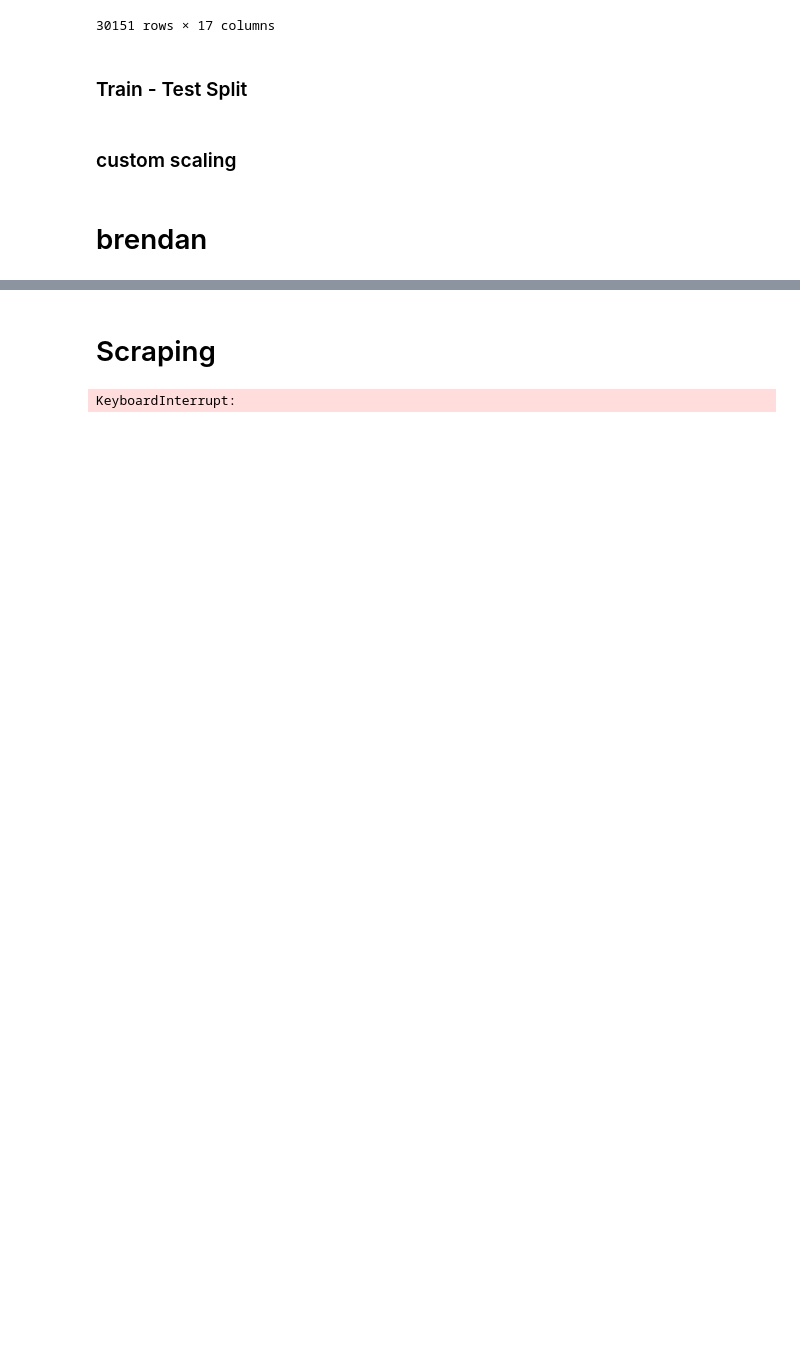
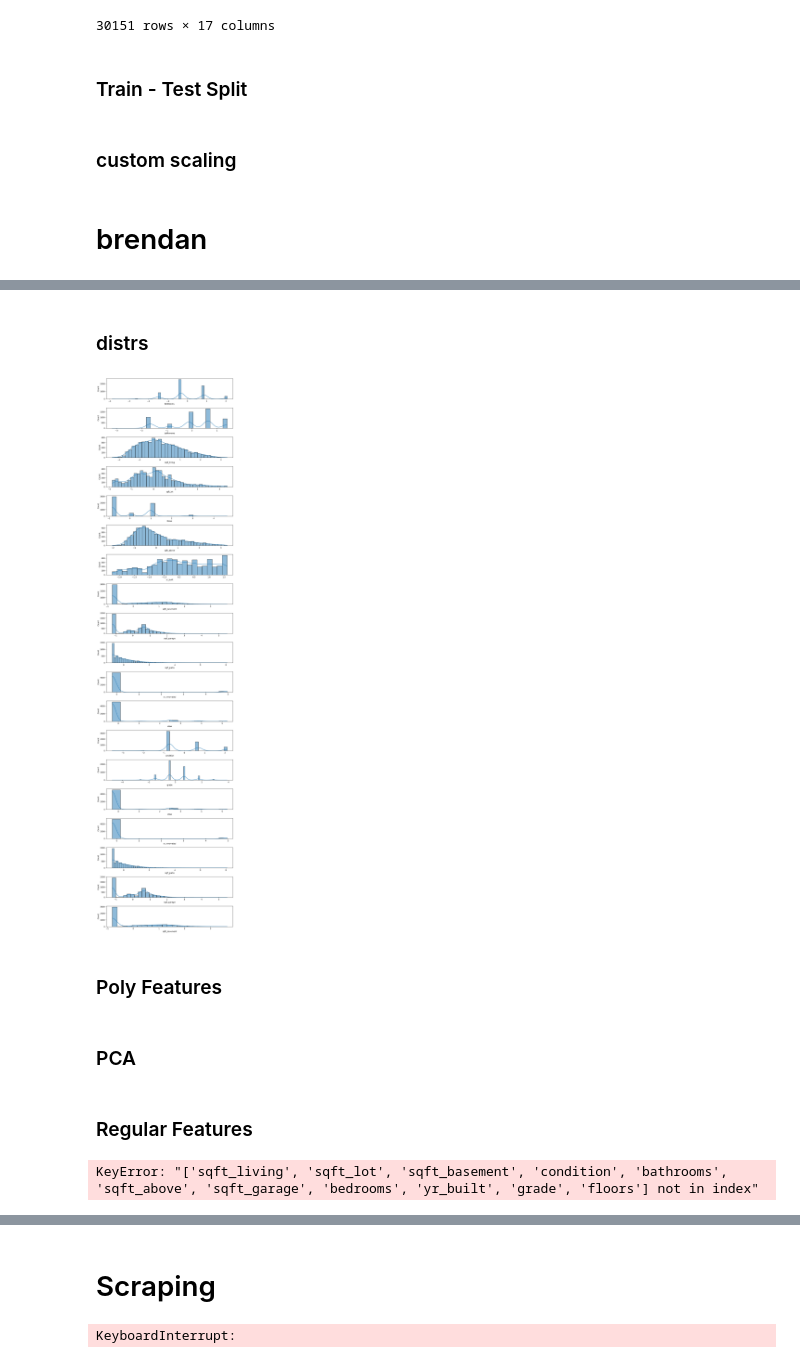
Before and after one commit to alexanderdaffara/HousingSalesRegression, a Jupyter notebook: Alex_Notebook.ipynb, the cells around one changed output, grey strips where cells are left out. Cells and saved outputs as stored; diff of their text form; code cells hidden in the pictures; blank space fills up the shorter version.

```diff
--- a/Alex_Notebook.ipynb
+++ b/Alex_Notebook.ipynb
@@ -1266,4 +1320,5 @@ test_ohe_df = pd.DataFrame(test_ohe_df, columns = ohe.get_feature_names(), index
 # %%
+# Regular Scaling
 numeric_cols = ['bedrooms',
                 'bathrooms',
                 'sqft_living',
@@ -1274,7 +1329,7 @@ numeric_cols = ['bedrooms',
                 'sqft_basement',
                 'sqft_garage',
                 'sqft_patio',
-                'yr_renovated']
+                'yr_renovated'] + oe_cols
 
 scaler = StandardScaler()
 X_train[numeric_cols] = scaler.fit_transform(X_train[numeric_cols])
@@ -1281,0 +1404,37 @@ X_test[numeric_cols] = scaler.transform(X_test[numeric_cols])
+# %%
+# custom scaling
+good_cols = ['bedrooms',
+                'bathrooms',
+                'sqft_living',
+                'sqft_lot',
+                'floors',
+                'sqft_above',
+                'yr_built']
+bad_cols = ['sqft_basement',
+            'sqft_garage',
+            'sqft_patio',
+            'yr_renovated']
+
+scaler = StandardScaler()
+X_train[good_cols] = scaler.fit_transform(X_train[good_cols])
+X_test[good_cols] = scaler.transform(X_test[good_cols])
+
+# custom scale irregularly distributed columns
+for col in bad_cols:
+    true_xtrain = X_train.loc[X_train[col] != 0][col]
+    xtrain_true_mean = true_xtrain.mean()
+    xtrain_true_std = true_xtrain.std()
+    X_train[col] = (X_train[col] - xtrain_true_mean) / xtrain_true_std
+    X_test[col] = (X_test[col] - xtrain_true_mean) / xtrain_true_std
+# %% [markdown]
+### distrs
+# %%
+fig, ax = plt.subplots(nrows=len(numeric_cols+log_cols), figsize=(10,40))
+for i,col in enumerate(numeric_cols+log_cols):
+    # sns.scatterplot(x=col,y='price', data=pd.concat([X_train,y_train],1),ax=ax[i])
+    sns.histplot(x=col,data=X_test, kde=True,ax=ax[i])
+plt.tight_layout()
+# %% [output]
+[figure, added]
+# %% [markdown]
+### Poly Features
@@ -1281,0 +1466,2 @@ X_test[numeric_cols] = scaler.transform(X_test[numeric_cols])
+# %% [markdown]
+### PCA
@@ -1282,27 +1503,16 @@ X_test[numeric_cols] = scaler.transform(X_test[numeric_cols])
+# %% [markdown]
+### Regular Features
 # %%
-model_cols = ['bedrooms',
-              'bathrooms',
-              'sqft_living',
-              'sqft_lot',
-              'floors',
-              'sqft_above',
-              'yr_built',
-              'sqft_basement',
-              'sqft_garage',
-              'sqft_patio',
-              'yr_renovated',
-              'waterfront',
-              'greenbelt',
-              'nuisance',
-              'view',
-              'condition',
-              'grade']
+# regular Features
+model_cols = list(set(oe_cols + le_cols + numeric_cols + log_cols))
 
 X_train = X_train[model_cols]
 X_train = pd.concat([X_train, train_ohe_df], 1)
 
 X_test = X_test[model_cols]
 X_test = pd.concat([X_test, test_ohe_df], 1)
+# %% [output]
+KeyError: "['sqft_living', 'sqft_lot', 'sqft_basement', 'condition', 'bathrooms', 'sqft_above', 'sqft_garage', 'bedrooms', 'yr_built', 'grade', 'floors'] not in index"
 # %%
 # sklearn
 lr = lm.LinearRegression()
```
Also changed, not shown: parts of 19 cells of this notebook.
